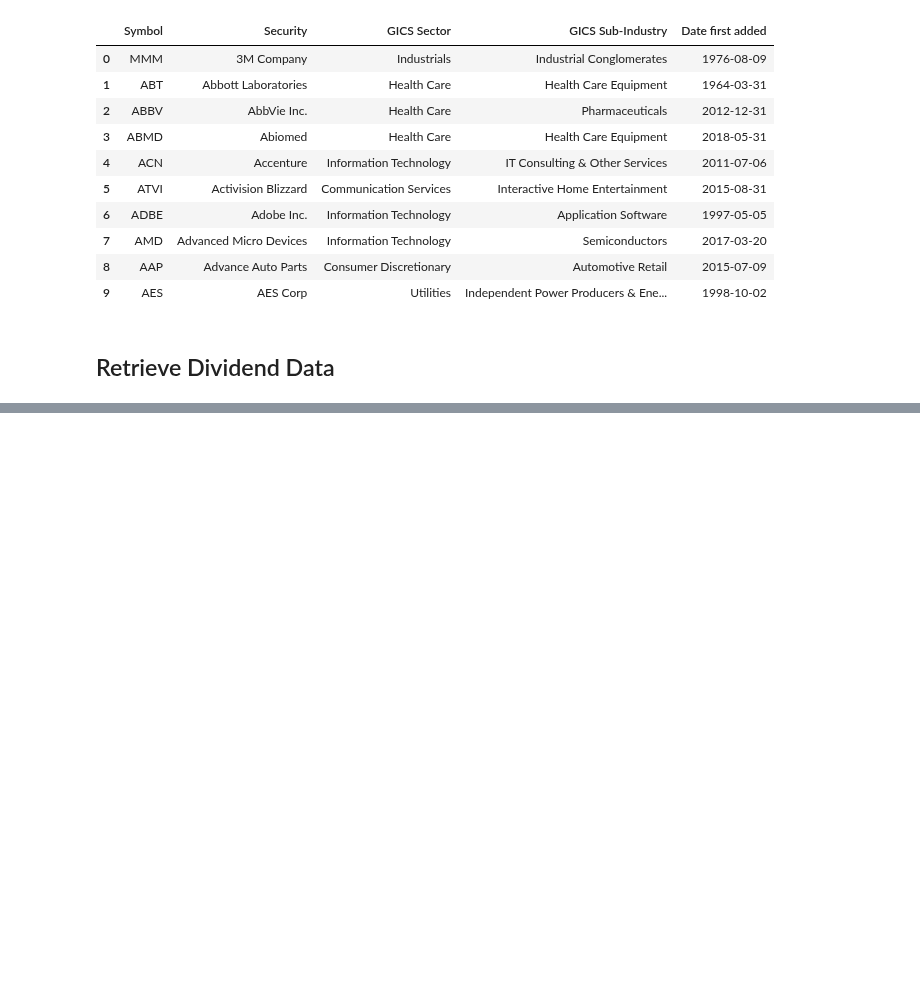
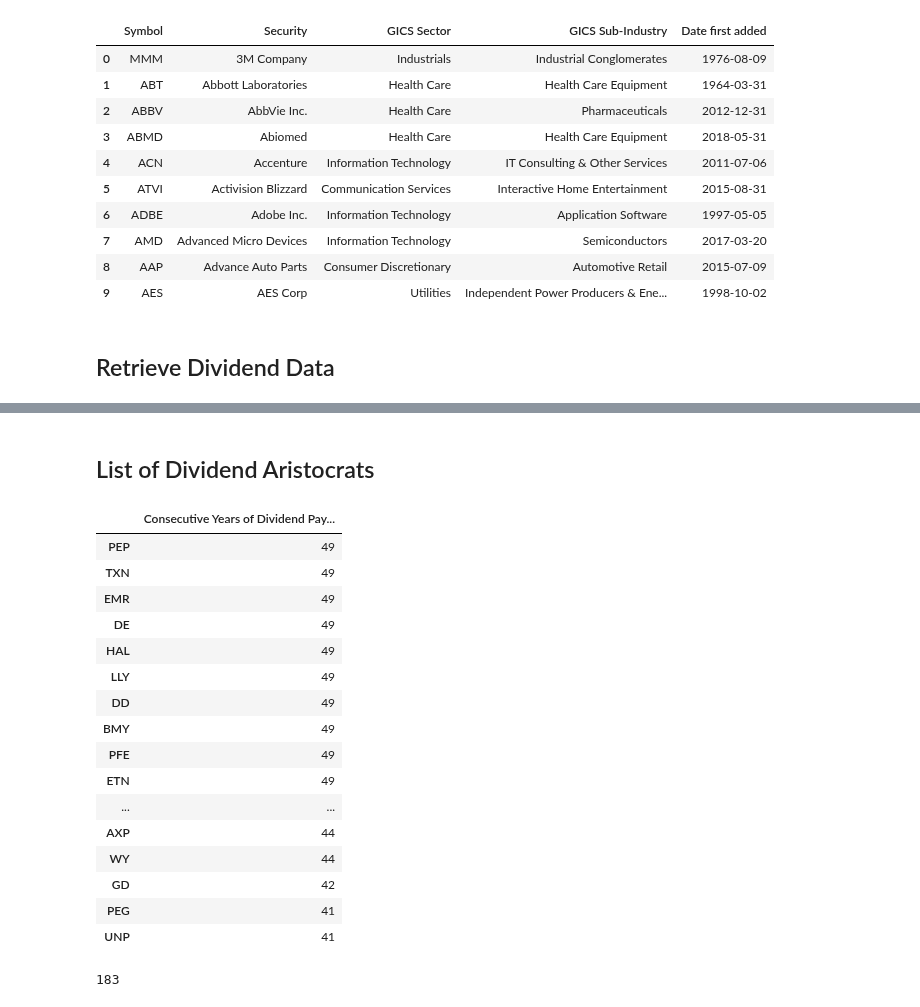
Before and after one commit to eshinhw/quant-portfolio-visualizer, a Jupyter notebook: Dividend Aristocrats.ipynb, the cells around one changed output, grey strips where cells are left out. Drawn from its saved outputs; the diff is of its cells as text; code cells hidden in the pictures; blank space fills up the shorter version.

```diff
--- a/Dividend Aristocrats.ipynb
+++ b/Dividend Aristocrats.ipynb
@@ -92,0 +148,27 @@ output = []
+# %% [markdown]
+## List of Dividend Aristocrats
+# %%
+aristocrats_df = pd.DataFrame.from_dict(aristocrats, orient='index', columns=['Consecutive Years of Dividend Payment'])
+aristocrats_df.sort_values(by = ['Consecutive Years of Dividend Payment'], ascending=False).head(20)
+# %% [output]
+|  | Consecutive Years of Dividend Pay... |
+| PEP | 49 |
+| TXN | 49 |
+| EMR | 49 |
+| DE | 49 |
+| HAL | 49 |
+| LLY | 49 |
+| DD | 49 |
+| BMY | 49 |
+| PFE | 49 |
+| ETN | 49 |
+| ... | ... |
+| AXP | 44 |
+| WY | 44 |
+| GD | 42 |
+| PEG | 41 |
+| UNP | 41 |
+# %%
+len(aristocrats)
+# %% [output]
+183
```
Also changed, not shown: parts of 10 cells of this notebook.
